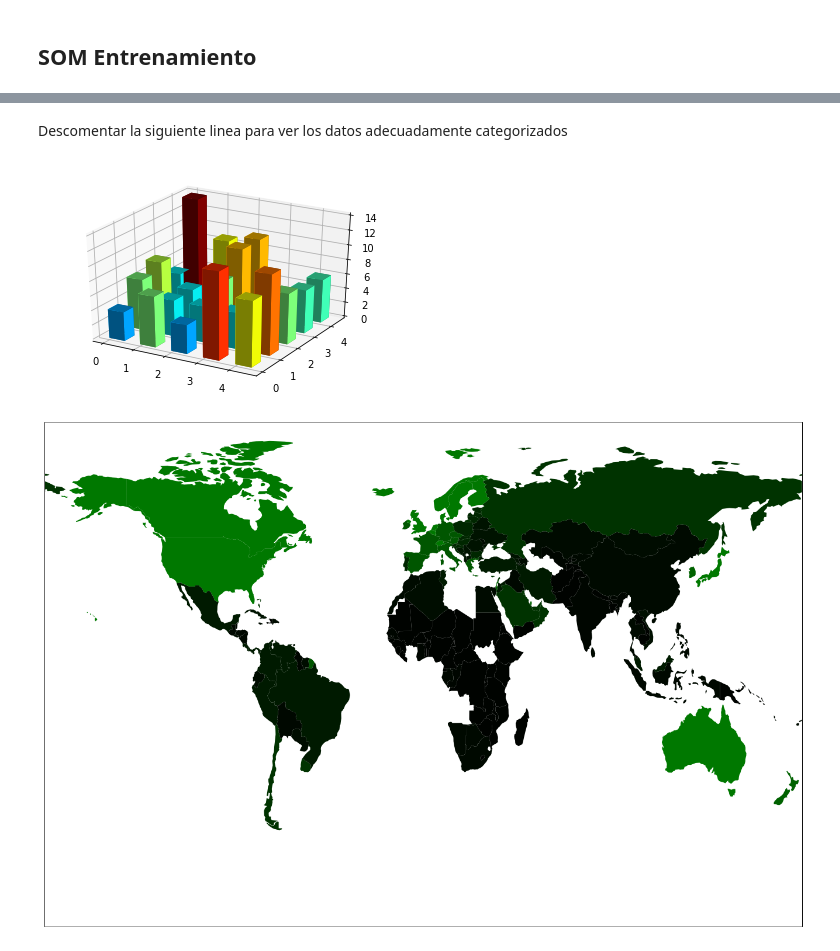
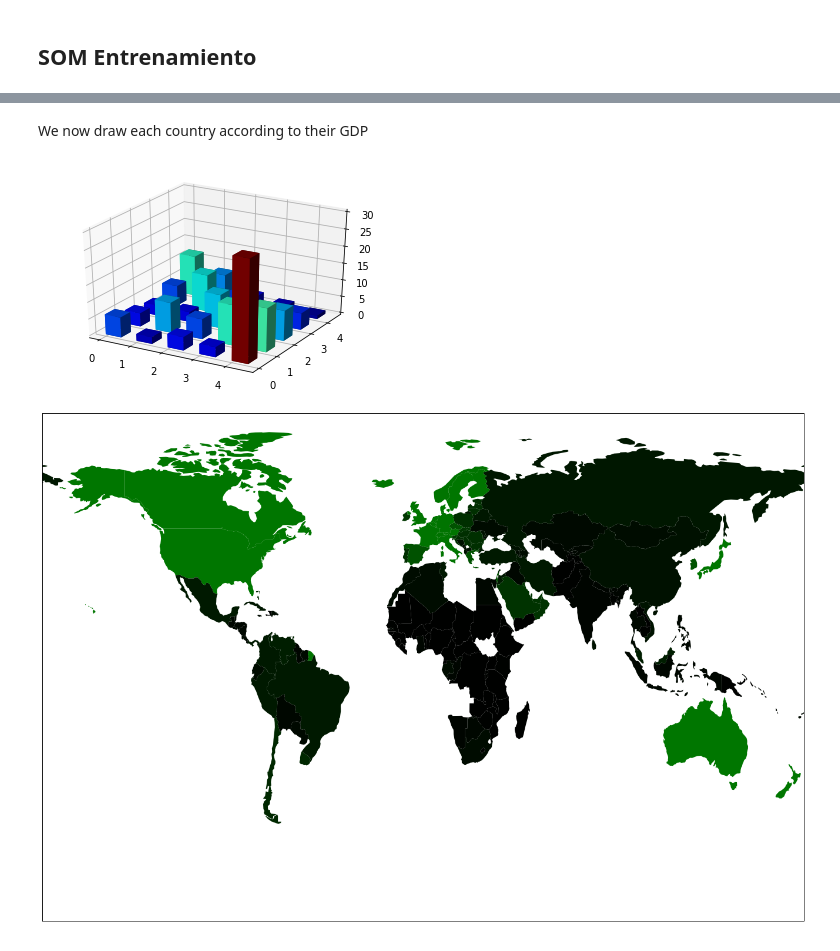
Before and after one commit to aaronhoffmangarcia/AI_Countries, a Jupyter notebook: L1P2-SOM_countries_resultados.ipynb, the cells around one changed output, grey strips where cells are left out. Cells and saved outputs as stored; diff of their text form; code cells hidden in the pictures.

```diff
--- a/L1P2-SOM_countries_resultados.ipynb
+++ b/L1P2-SOM_countries_resultados.ipynb
@@ -319,2 +249,2 @@ Volvemos a añadirle la columna de nombres a los datos originales y lo convertim
 # %%
-datos = pd.DataFrame(datos, index=nombre_paises, columns=columnas)
+data = pd.DataFrame(data, index=countries_names, columns=columns)
@@ -355,0 +263,3 @@ Para poder dibujar un mapa con el color del PIB de cada neurona, almacenamos en
+# %%
+act_map = activation_map(weight_matrix, data)
+act_map
@@ -356,2 +284,4 @@ Para poder dibujar un mapa con el color del PIB de cada neurona, almacenamos en
+# %% [markdown]
+We now draw each country according to their GDP
 # %%
 categorias = []
@@ -366,2 +295,0 @@ datos['Categoria'] = datos['Categoria'].astype(int)
-# %% [markdown]
-Descomentar la siguiente linea para ver los datos adecuadamente categorizados
@@ -370,6 +296,6 @@ Descomentar la siguiente linea para ver los datos adecuadamente categorizados
-# %%
-numero_clases, matriz_activaciones = encontrar_numero_clases(np.array(mapa))
-histograma_3d(matriz_activaciones)
-# %% [output]
-[figure, removed]
+# %%
+n_clases, act_matrix = class_number(np.array(act_map))
+hist_3d(act_matrix)
+# %% [output]
+[figure, added]
 # %%
```
Also changed, not shown: parts of 58 cells of this notebook.
